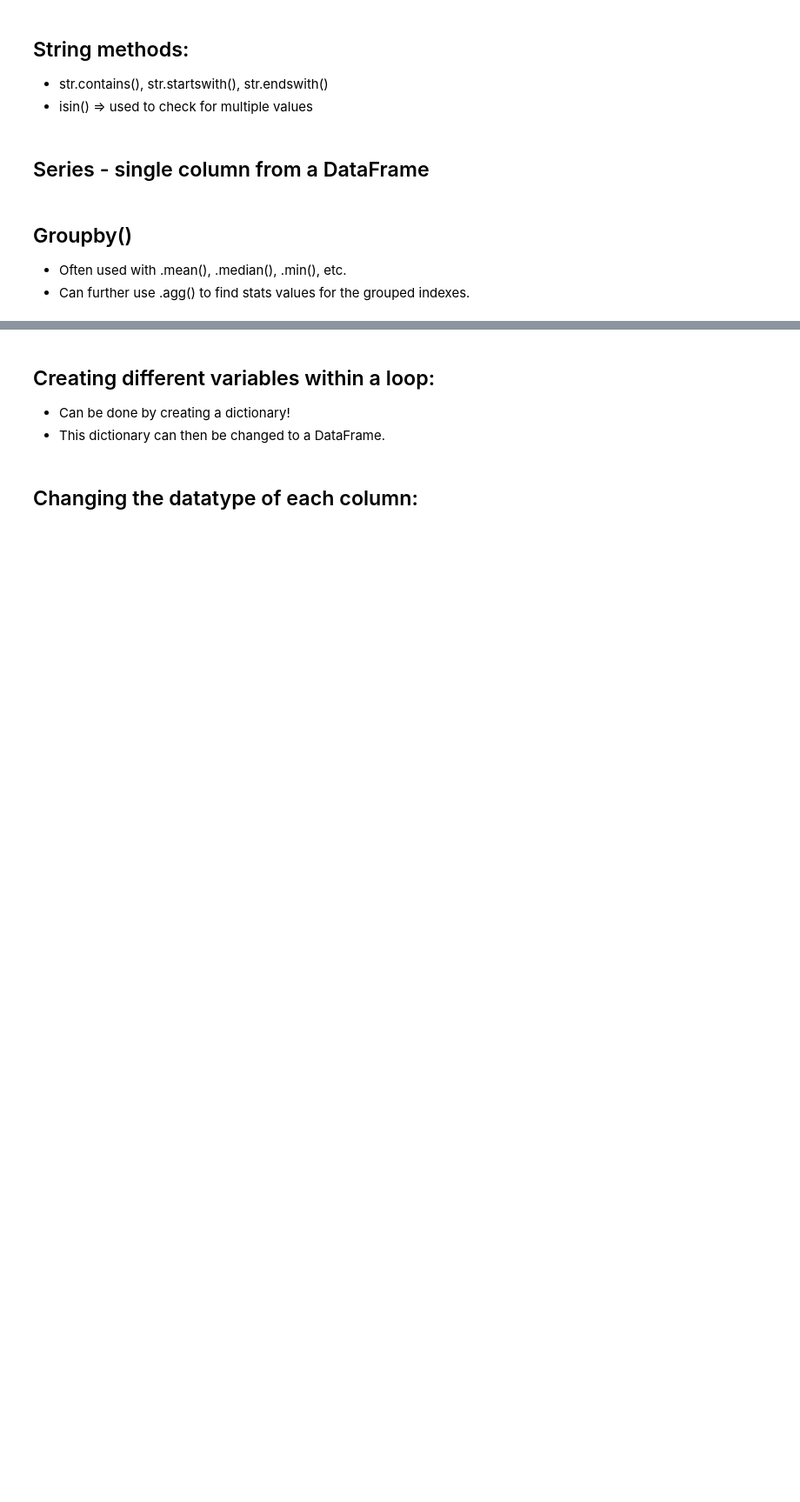
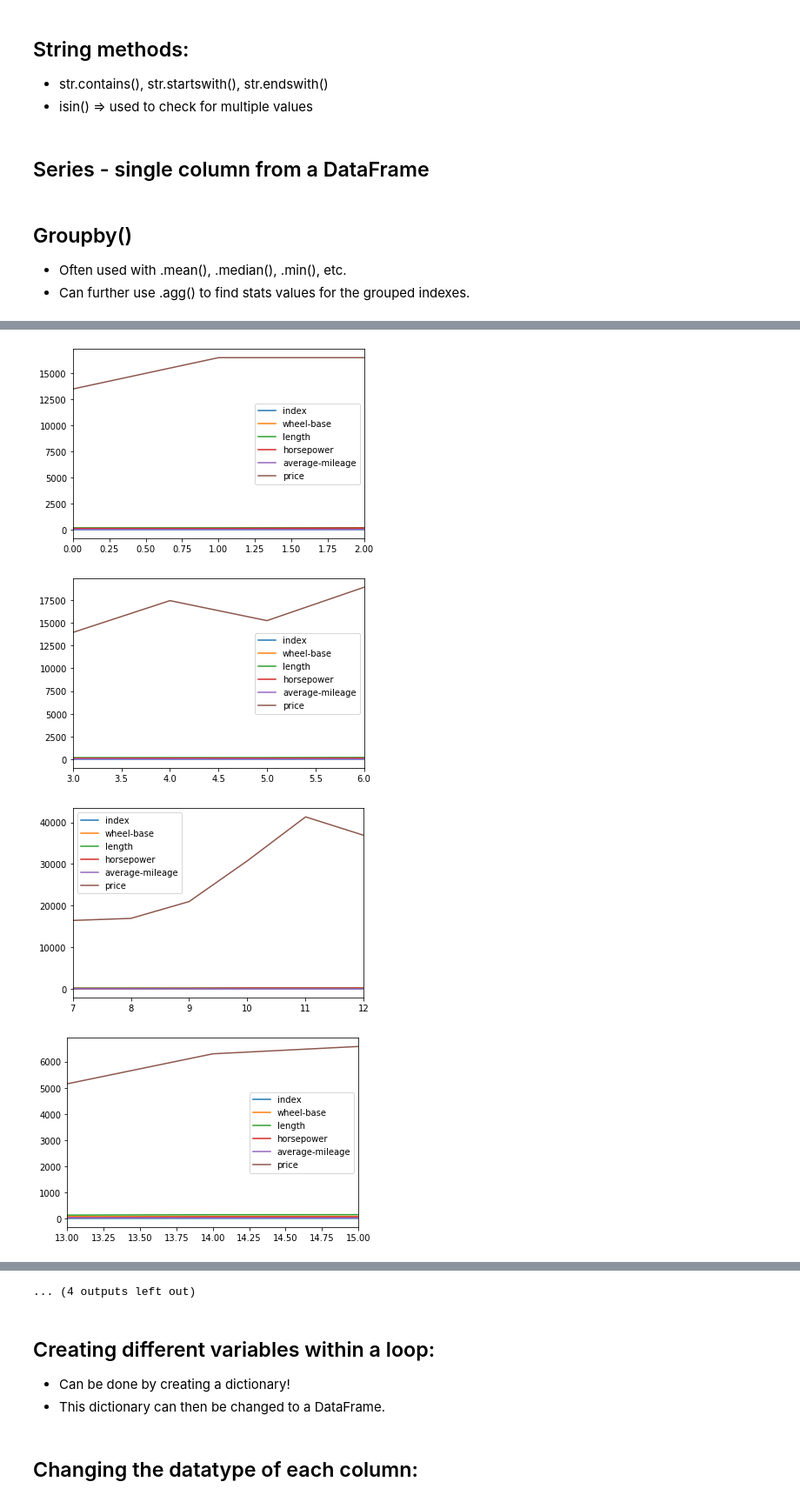
Before and after one commit to tjkim614/studynotes, a Jupyter notebook: study.ipynb, the cells around one changed output, grey strips where cells are left out. Shown at 87% size. Drawn from its saved outputs; the diff is of its cells as text; code cells hidden in the pictures; blank space fills up the shorter version.

```diff
--- a/study.ipynb
+++ b/study.ipynb
@@ -231,0 +232,3 @@ gender_ocup = users.groupby(['occupation', 'gender']).agg({'gender': 'count'})
+# %%
+cars = pd.read_csv('Data/Automobile_data.csv')
+cars.head()
@@ -231,0 +242,2 @@ gender_ocup = users.groupby(['occupation', 'gender']).agg({'gender': 'count'})
+# %%
+company_groups = cars.groupby('company')
@@ -231,0 +330,8 @@ gender_ocup = users.groupby(['occupation', 'gender']).agg({'gender': 'count'})
+# %%
+# We can also plot this data
+company_groups.plot(); # each plot corresponds to a groupby index
+# %% [output]
+[figure, added]
+[figure, added]
+[figure, added]
+[figure, added]
@@ -232,3 +346,4 @@ gender_ocup = users.groupby(['occupation', 'gender']).agg({'gender': 'count'})
+... (4 outputs left out)
 # %% [markdown]
 ## Creating different variables within a loop:
 - Can be done by creating a dictionary!
```
Also changed, not shown: parts of 8 cells of this notebook.
